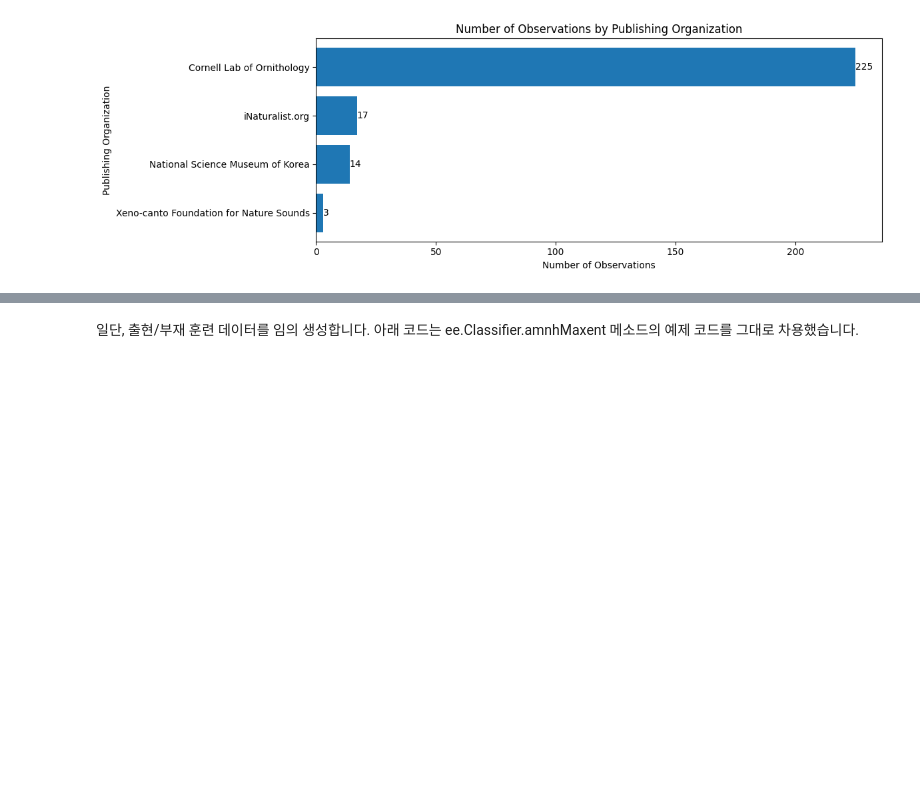
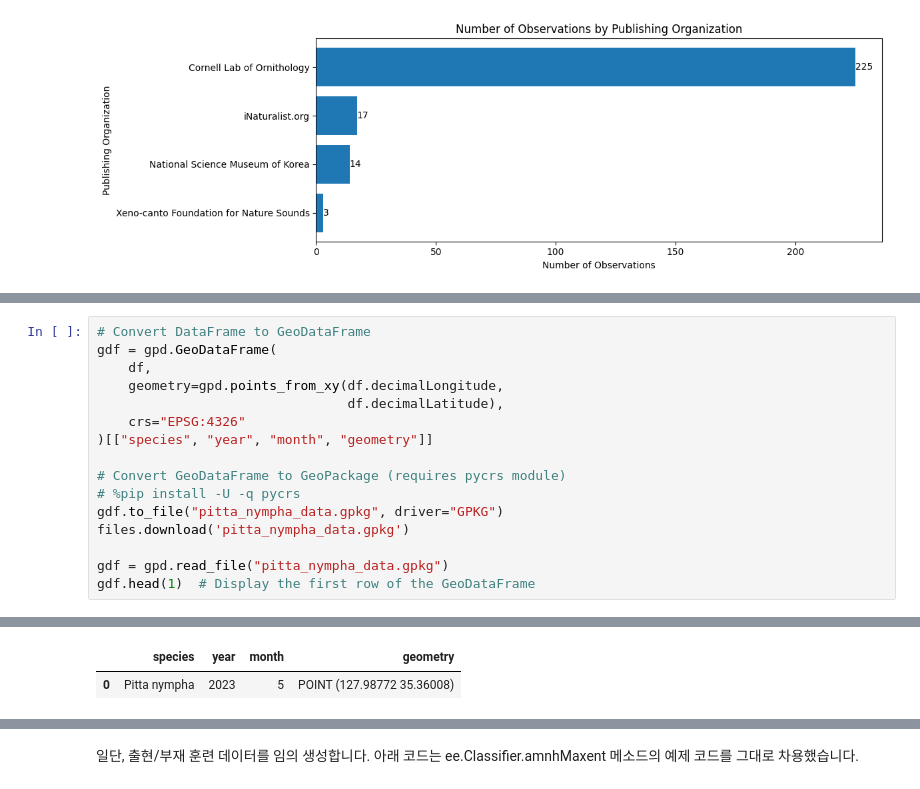
Before and after one commit to osgeokr/GEE-PAM-Book, a Jupyter notebook: Google_Earth_Engine_Maxent를_이용한_종_분포_모델링_Pitta_nympha.ipynb, the cells around one changed output, grey strips where cells are left out. Saved outputs shown, nothing was run; the diff lists cells and outputs as text; blank space fills up the shorter version.

```diff
--- a/Google_Earth_Engine_Maxent를_이용한_종_분포_모델링_Pitta_nympha.ipynb
+++ b/Google_Earth_Engine_Maxent를_이용한_종_분포_모델링_Pitta_nympha.ipynb
@@ -133,0 +134,17 @@ files.download('cornell_lab_of_ornithology_data.csv')
+# %%
+# Convert DataFrame to GeoDataFrame
+gdf = gpd.GeoDataFrame(
+    df,
+    geometry=gpd.points_from_xy(df.decimalLongitude,
+                                df.decimalLatitude),
+    crs="EPSG:4326"
+)[["species", "year", "month", "geometry"]]
+
+# Convert GeoDataFrame to GeoPackage (requires pycrs module)
+# %pip install -U -q pycrs
+gdf.to_file("pitta_nympha_data.gpkg", driver="GPKG")
+files.download('pitta_nympha_data.gpkg')
+
+gdf = gpd.read_file("pitta_nympha_data.gpkg")
+gdf.head(1)  # Display the first row of the GeoDataFrame
+# %% [output]
@@ -133,0 +153,2 @@ files.download('cornell_lab_of_ornithology_data.csv')
+|  | species | year | month | geometry |
+| 0 | Pitta nympha | 2023 | 5 | POINT (127.98772 35.36008) |
```
Also changed, not shown: parts of 10 cells of this notebook.
